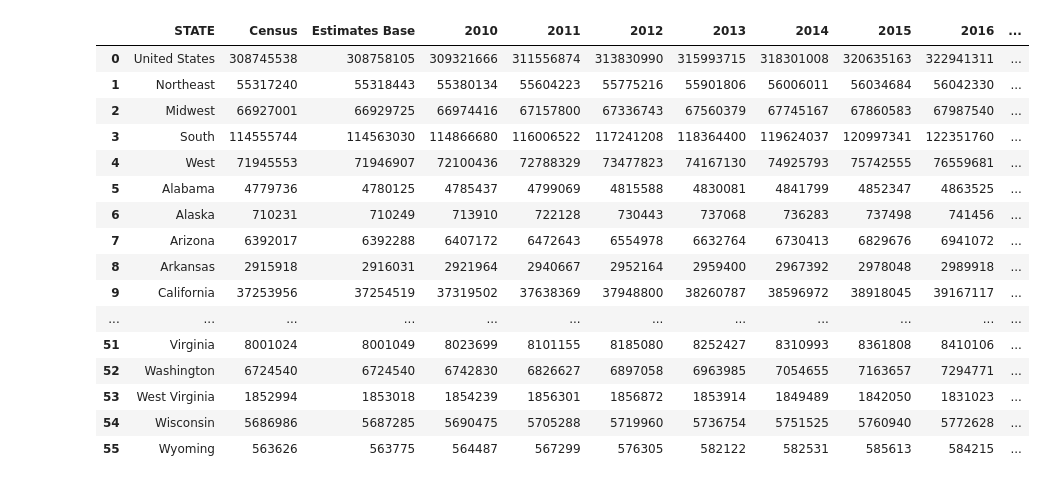
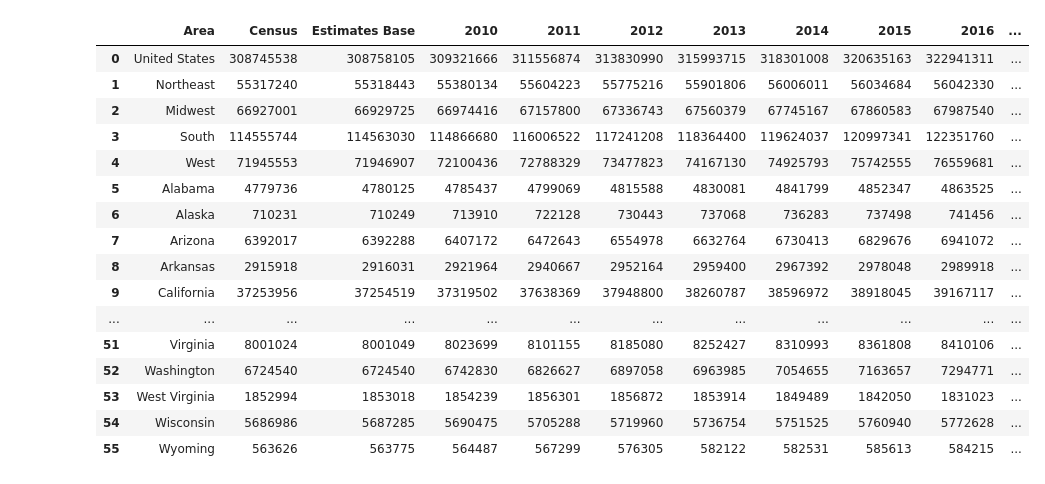
Before and after one commit to CSRessel/gun_violence_wikipedia, a Jupyter notebook: 2019-analysis.ipynb, the cells around one changed output. Drawn from its saved outputs; the diff is of its cells as text; code cells hidden in the pictures.

```diff
--- a/2019-analysis.ipynb
+++ b/2019-analysis.ipynb
@@ -1,2 +1,4 @@
 # %%
 import pandas as pd
+
+pd.set_option('display.max_columns', 10000)
@@ -3,6 +12,7 @@ import pandas as pd
 # %%
-df_homicide = pd.read_excel('table-20.xls', engine='xlrd', skiprows=3, skipfooter=5)
+df_all_murder = pd.read_excel('data/table-4.xls', engine='xlrd', skiprows=3, skipfooter=9)
+df_homicide = pd.read_excel('data/table-20.xls', engine='xlrd', skiprows=3, skipfooter=5)
 
-df_owners = pd.read_excel('TL-354-State-Level Estimates of Household Firearm Ownership.xlsx', engine='xlrd', sheet_name='State-Level Data & Factor Score')
+df_owners = pd.read_excel('data/TL-354-State-Level Estimates of Household Firearm Ownership.xlsx', engine='xlrd', sheet_name='State-Level Data & Factor Score')
 
-df_population = pd.read_excel('nst-est2019-01.xlsx', engine='xlrd', skiprows=3, skipfooter=7)
+df_population = pd.read_excel('data/nst-est2019-01.xlsx', engine='xlrd', skiprows=3, skipfooter=7)
@@ -53,9 +169,13 @@ df_owners
 # %%
-df_population = df_population.rename({'Unnamed: 0': 'STATE'}, axis='columns')
-df_population['STATE'] = df_population.STATE.map(lambda r: r.replace('.', ''))
-df_population
+# rename Area column
+df_population_clean = df_population.rename({'Unnamed: 0': 'Area'}, axis='columns')
+
+# remove trailing periods
+df_population_clean['Area'] = df_population_clean.Area.map(lambda r: r.replace('.', ''))
+
+df_population_clean
 # %% [output]
-|  | STATE | Census | Estimates Base | 2010 | 2011 | 2012 | 2013 | 2014 | 2015 | 2016 | ... |
+|  | Area | Census | Estimates Base | 2010 | 2011 | 2012 | 2013 | 2014 | 2015 | 2016 | ... |
 | 0 | United States | 308745538 | 308758105 | 309321666 | 311556874 | 313830990 | 315993715 | 318301008 | 320635163 | 322941311 | ... |
 | 1 | Northeast | 55317240 | 55318443 | 55380134 | 55604223 | 55775216 | 55901806 | 56006011 | 56034684 | 56042330 | ... |
 | 2 | Midwest | 66927001 | 66929725 | 66974416 | 67157800 | 67336743 | 67560379 | 67745167 | 67860583 | 67987540 | ... |
```
Also changed, not shown: parts of 19 cells of this notebook, 12 other files.
